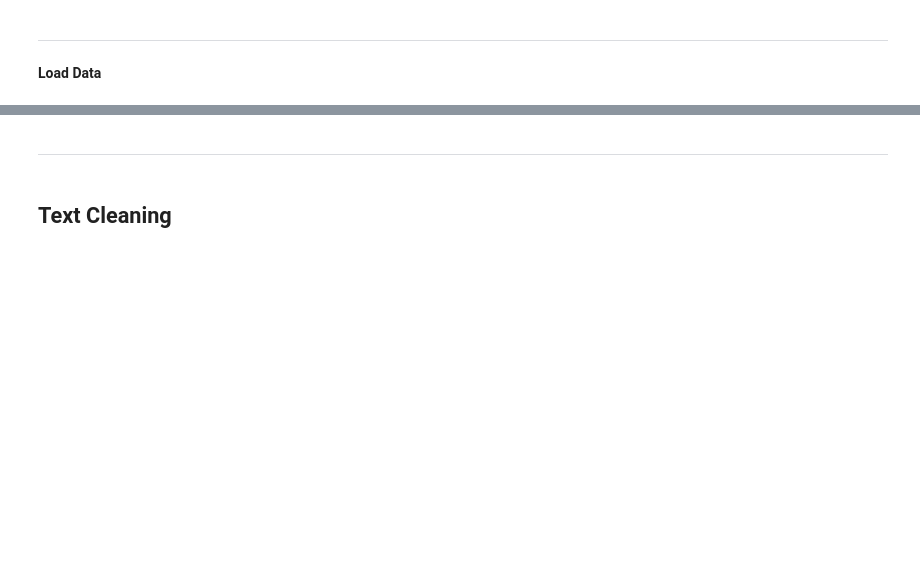
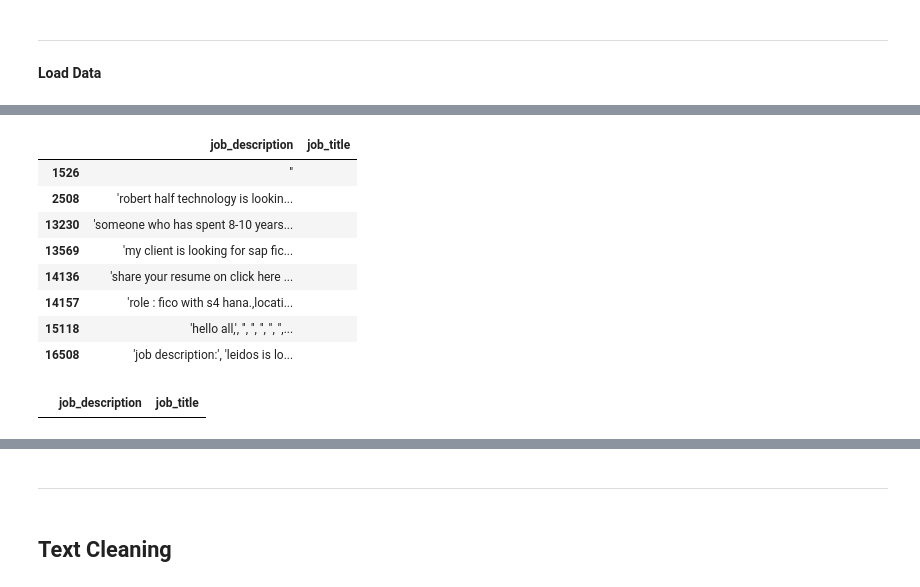
Before and after one commit to mandoiwanaga/career_recommendation_system, a Jupyter notebook: main_dicejobs.ipynb, the cells around one changed output, grey strips where cells are left out. Saved outputs shown, nothing was run; the diff lists cells and outputs as text; code cells hidden in the pictures; blank space fills up the shorter version.

```diff
--- a/main_dicejobs.ipynb
+++ b/main_dicejobs.ipynb
@@ -81,5 +119,5 @@ df['job_description'] = df['job_description'].map(lambda x: x.lower())
 #lowercase job_title text before cleaning
 df['job_title'] = df['job_title'].map(lambda x: x.lower())
 # %%
-#Return first title from job_titles
-df['job_title'] = df['job_title'].map(get_first_title)
+#remove punctuation from job_title
+df['job_title'] = df['job_title'].map(remove_punctuation)
@@ -106,3 +124,3 @@ df['job_title'] = df['job_title'].map(get_first_title)
 # %%
-#remove stop words from job titles
-#df['job_title'] = df['job_title'].map(remove_stop_words)
+#remove stop words from job_title
+df['job_title'] = df['job_title'].map(remove_stop_words)
@@ -117,0 +153,14 @@ df.info()
+# %%
+#check to see if there are any job titles that have been removed via stopwords, I will want to remove these rows
+#because the job titles were not real job titles
+df.loc[df['job_title']=='']
+# %% [output]
+|  | job_description | job_title |
+| 1526 | '' |  |
+| 2508 | 'robert half technology is lookin... |  |
+| 13230 | 'someone who has spent 8-10 years... |  |
+| 13569 | 'my client is looking for sap fic... |  |
+| 14136 | 'share your resume on click here ... |  |
+| 14157 | 'role : fico with s4 hana.,locati... |  |
+| 15118 | 'hello all,', '', '', '', '', '',... |  |
+| 16508 | 'job description:', 'leidos is lo... |  |
@@ -117,0 +169,5 @@ df.info()
+# %%
+#sanity check
+df.loc[df['job_title']=='']
+# %% [output]
+|  | job_description | job_title |
```
Also changed, not shown: parts of 25 cells of this notebook.
